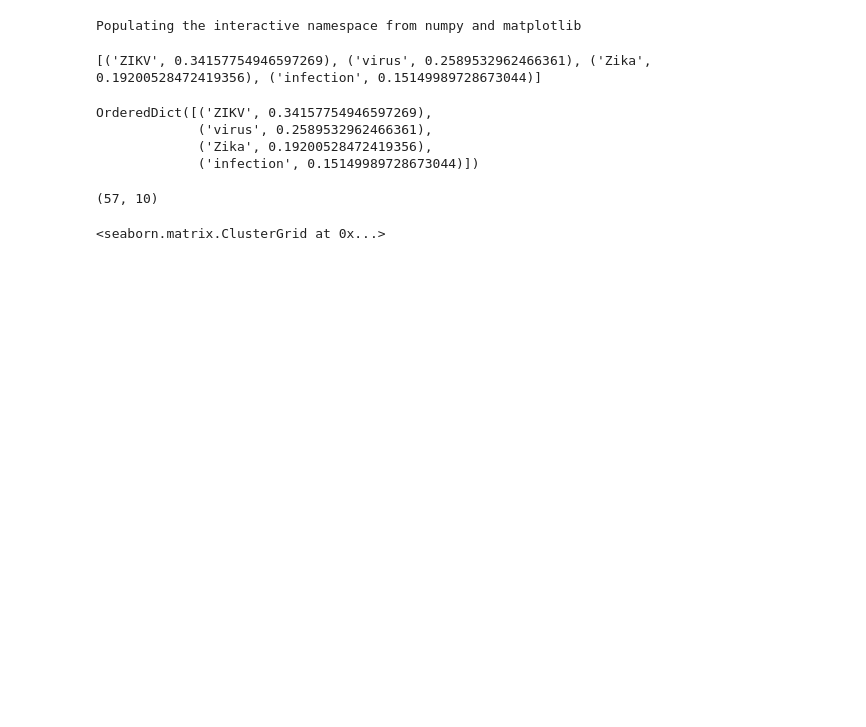
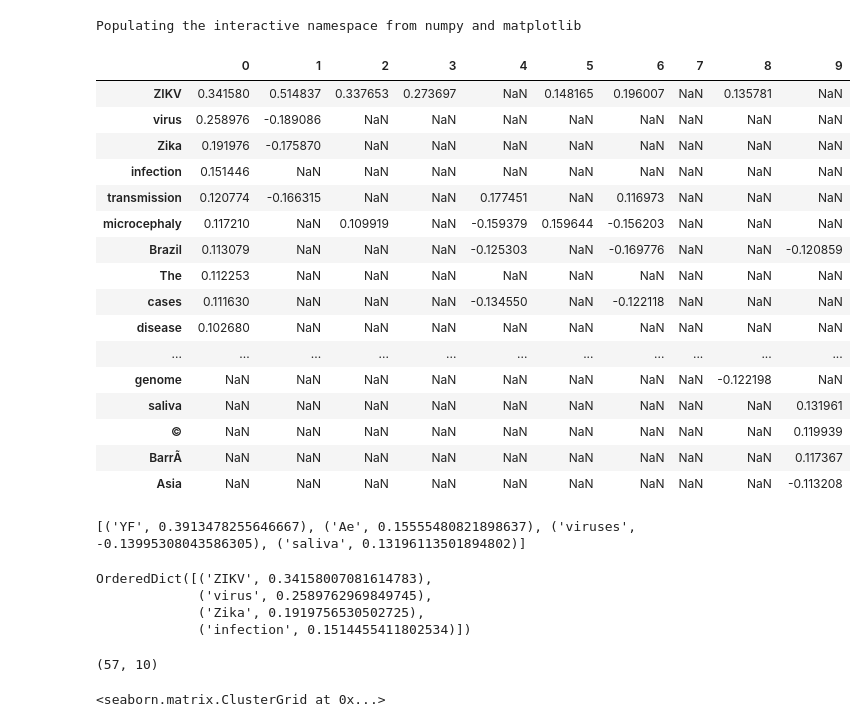
Before and after one commit to fccoelho/curso-IRI, a Jupyter notebook: Pratica 3 - Modelando assuntos.ipynb, the cells around one changed output. Cells and saved outputs as stored; diff of their text form; code cells hidden in the pictures; blank space fills up the shorter version.

```diff
--- a/Pratica 3 - Modelando assuntos.ipynb
+++ b/Pratica 3 - Modelando assuntos.ipynb
@@ -50,14 +77,33 @@ corpus_lsi = lsi[corpus_tfidf]
 # %%
 data = {i: OrderedDict(lsi.show_topic(i,10)) for i in range(10)}
+pd.DataFrame(data)
+# %% [output]
+|  | 0 | 1 | 2 | 3 | 4 | 5 | 6 | 7 | 8 | 9 |
+| ZIKV | 0.341580 | 0.514837 | 0.337653 | 0.273697 | NaN | 0.148165 | 0.196007 | NaN | 0.135781 | NaN |
+| virus | 0.258976 | -0.189086 | NaN | NaN | NaN | NaN | NaN | NaN | NaN | NaN |
+| Zika | 0.191976 | -0.175870 | NaN | NaN | NaN | NaN | NaN | NaN | NaN | NaN |
+| infection | 0.151446 | NaN | NaN | NaN | NaN | NaN | NaN | NaN | NaN | NaN |
+| transmission | 0.120774 | -0.166315 | NaN | NaN | 0.177451 | NaN | 0.116973 | NaN | NaN | NaN |
+| microcephaly | 0.117210 | NaN | 0.109919 | NaN | -0.159379 | 0.159644 | -0.156203 | NaN | NaN | NaN |
+| Brazil | 0.113079 | NaN | NaN | NaN | -0.125303 | NaN | -0.169776 | NaN | NaN | -0.120859 |
+| The | 0.112253 | NaN | NaN | NaN | NaN | NaN | NaN | NaN | NaN | NaN |
+| cases | 0.111630 | NaN | NaN | NaN | -0.134550 | NaN | -0.122118 | NaN | NaN | NaN |
+| disease | 0.102680 | NaN | NaN | NaN | NaN | NaN | NaN | NaN | NaN | NaN |
+| ... | ... | ... | ... | ... | ... | ... | ... | ... | ... | ... |
+| genome | NaN | NaN | NaN | NaN | NaN | NaN | NaN | NaN | -0.122198 | NaN |
+| saliva | NaN | NaN | NaN | NaN | NaN | NaN | NaN | NaN | NaN | 0.131961 |
+| © | NaN | NaN | NaN | NaN | NaN | NaN | NaN | NaN | NaN | 0.119939 |
+| BarrÃ | NaN | NaN | NaN | NaN | NaN | NaN | NaN | NaN | NaN | 0.117367 |
+| Asia | NaN | NaN | NaN | NaN | NaN | NaN | NaN | NaN | NaN | -0.113208 |
 # %%
-print(lsi.show_topic(0,4))
+print(lsi.show_topic(9,4))
 OrderedDict(lsi.show_topic(0,4))
 # %% [output]
-[('ZIKV', 0.34157754946597269), ('virus', 0.2589532962466361), ('Zika', 0.19200528472419356), ('infection', 0.15149989728673044)]
+[('YF', 0.3913478255646667), ('Ae', 0.15555480821898637), ('viruses', -0.13995308043586305), ('saliva', 0.13196113501894802)]
-OrderedDict([('ZIKV', 0.34157754946597269),
-             ('virus', 0.2589532962466361),
-             ('Zika', 0.19200528472419356),
-             ('infection', 0.15149989728673044)])
+OrderedDict([('ZIKV', 0.34158007081614783),
+             ('virus', 0.2589762969849745),
+             ('Zika', 0.1919756530502725),
+             ('infection', 0.1514455411802534)])
 # %%
 df = pd.DataFrame(data)
 print(df.shape)
```
Also changed, not shown: parts of 13 cells of this notebook, 2 other files.
